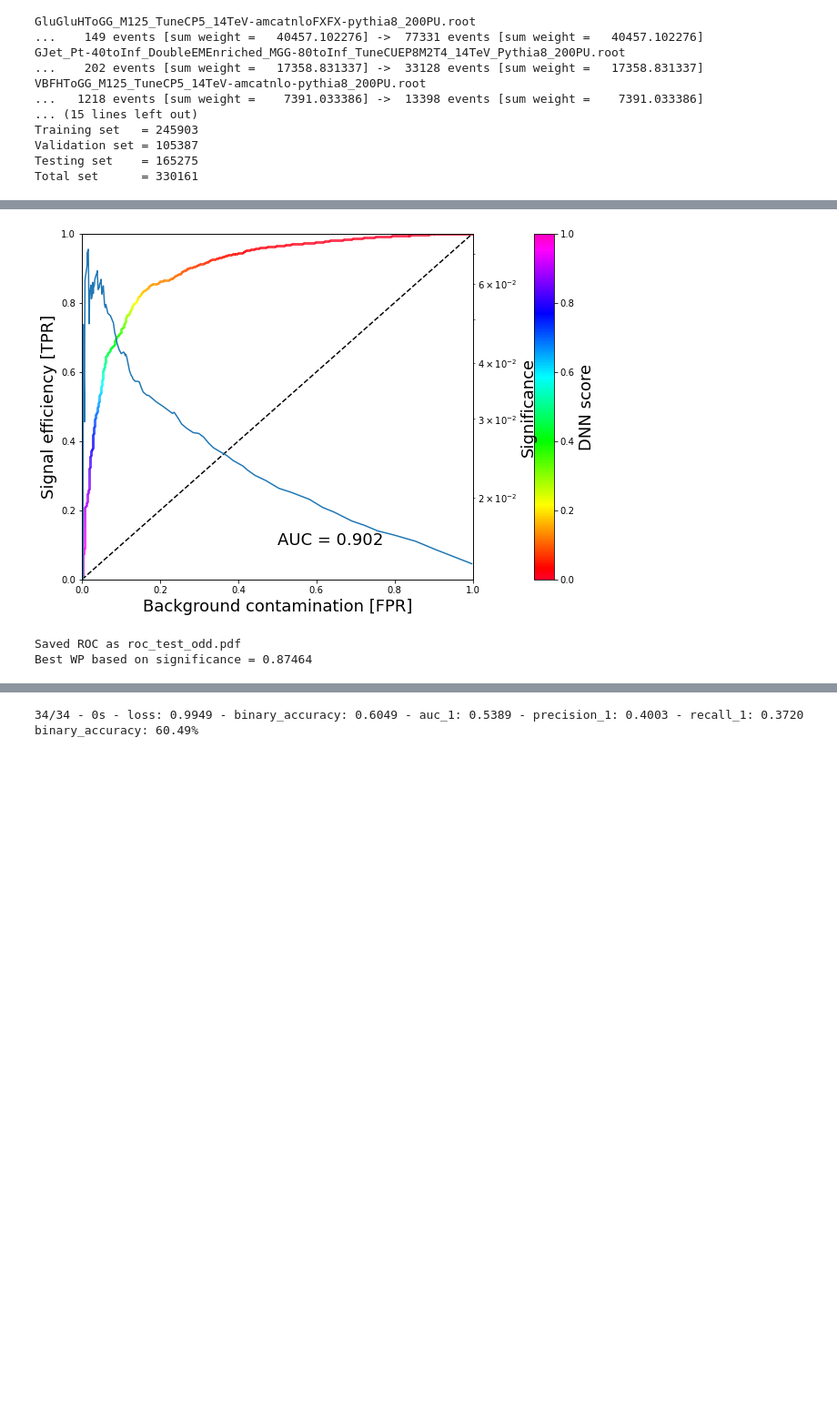
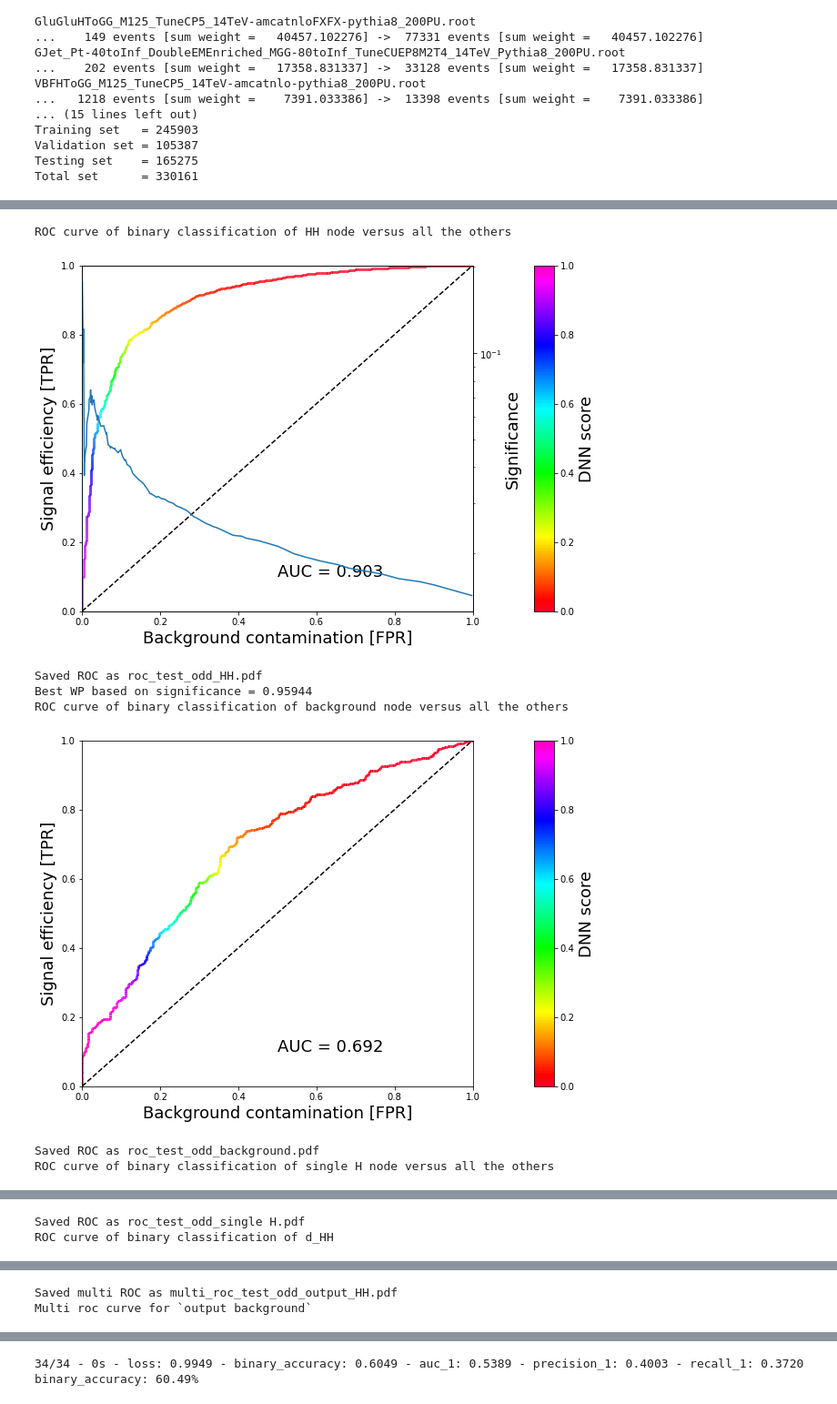
Before and after one commit to suatdonertas/DNN_HHWWGG, a Jupyter notebook: DNN.ipynb, the cells around one changed output, grey strips where cells are left out. Shown at 91% size. Drawn from its saved outputs; the diff is of its cells as text; code cells hidden in the pictures; blank space fills up the shorter version.

```diff
--- a/DNN.ipynb
+++ b/DNN.ipynb
@@ -571,12 +586,44 @@ test_df['d_HH'] = np.log(test_df['d_HH'])
 # %%
 import roc
 importlib.reload(roc) # Reload in case file has changed
-roc.rocAndSig(y_true     = test_df['HH'],
-              y_pred     = test_df['output HH'],
-              w_roc      = test_df['training_weight'],
-              w_sig      = test_df['event_weight'],
-              outputName = f'roc_{suffix}_{split}.pdf')
+for tag in tags:
+    print (f'ROC curve of binary classification of {tag} node versus all the others')
+    roc.rocAndSig(y_true                 = test_df[tag],
+                  y_pred                 = test_df[f'output {tag}'],
+                  w_roc                  = test_df['training_weight'],
+                  w_sig                  = test_df['event_weight'],
+                  show_significance      = 'HH' in tag,
+                  outputName             = f'roc_{suffix}_{split}_{tag}.pdf')
+
+# Multiclassification ROC curves are a bit harder to interpret than binary classification
+# Here I do one versus the rest, so each ROC curves shows how the DNN is able to classify
+# one class (HH, single H or background) versus all the others, which is one projection on
+# how to see the performances
+# For HH I show the significance but more as an information, because using only the HH node
+# means we do not use all the power of the multiclass (-> d_HH is for that)
+print (f'ROC curve of binary classification of d_HH')
+roc.rocAndSig(y_true                 = test_df['HH'],
+              y_pred                 = test_df['d_HH'],
+              w_roc                  = test_df['training_weight'],
+              w_sig                  = test_df['event_weight'],
+              show_significance      = True,
+              outputName             = f'roc_{suffix}_{split}_d_HH.pdf')
+
+# Tryign a new things, seeing the discrimination power of each node, class wise
+for tag in tags:
+    print (f'Multi roc curve for `output {tag}`')
+    tags_order = [tag] + [t for t in tags if t != tag]
+    roc.multiRoc(outputs    = [test_df[test_df['tag']==tag][f'output {tag}'] for tag in tags_order],
+                 tags       = tags_order,
+                 weights    = [test_df[test_df['tag']==tag]['training_weight'] for tag in tags_order],
+                 title      = f'Using node {tag}',
+                 outputName = f'multi_roc_{suffix}_{split}_output_{tag}.pdf')
 # %% [output]
+ROC curve of binary classification of HH node versus all the others
-[figure, old version]
+[figure, new version]
-Saved ROC as roc_test_odd.pdf
-Best WP based on significance = 0.87464
+Saved ROC as roc_test_odd_HH.pdf
+Best WP based on significance = 0.95944
+ROC curve of binary classification of background node versus all the others
+[figure, added]
+Saved ROC as roc_test_odd_background.pdf
+ROC curve of binary classification of single H node versus all the others
@@ -582,0 +631,2 @@ Best WP based on significance = 0.87464
+Saved ROC as roc_test_odd_single H.pdf
+ROC curve of binary classification of d_HH
@@ -582,0 +638,2 @@ Best WP based on significance = 0.87464
+Saved multi ROC as multi_roc_test_odd_output_HH.pdf
+Multi roc curve for `output background`
```
Also changed, not shown: parts of 11 cells of this notebook, 1 other file.
